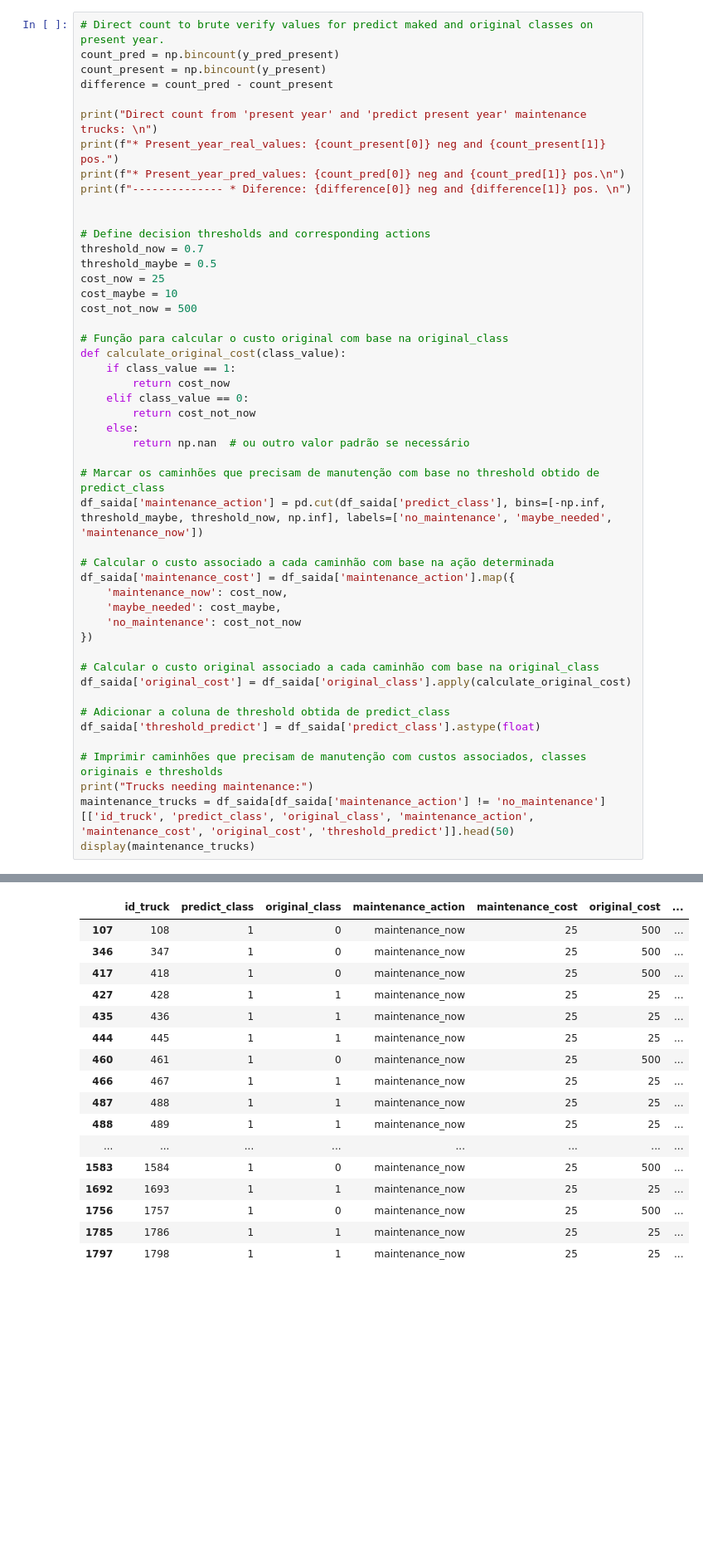
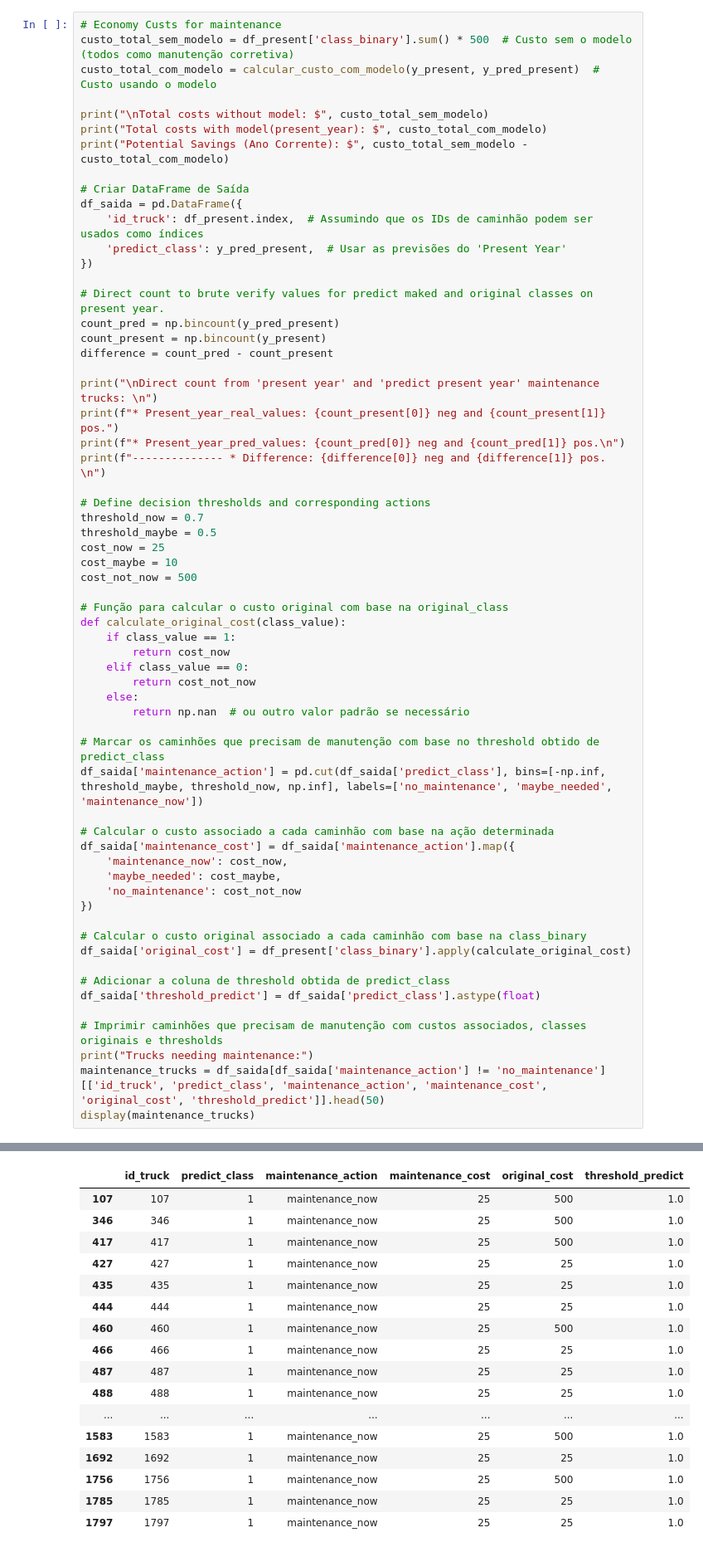
Before and after one commit to Delevati/airsystem_predict, a Jupyter notebook: models/random_forest/run_train-RF.ipynb, the cells around one changed output, grey strips where cells are left out. Shown at 83% size. Cells and saved outputs as stored; diff of their text form; blank space fills up the shorter version.

```diff
--- a/models/random_forest/run_train-RF.ipynb
+++ b/models/random_forest/run_train-RF.ipynb
@@ -269,14 +257,27 @@ Potential Savings (Ano Corrente): $ 121790
 # %%
+# Economy Custs for maintenance
+custo_total_sem_modelo = df_present['class_binary'].sum() * 500  # Custo sem o modelo (todos como manutenção corretiva)
+custo_total_com_modelo = calcular_custo_com_modelo(y_present, y_pred_present)  # Custo usando o modelo
+
+print("\nTotal costs without model: $", custo_total_sem_modelo)
+print("Total costs with model(present_year): $", custo_total_com_modelo)
+print("Potential Savings (Ano Corrente): $", custo_total_sem_modelo - custo_total_com_modelo)
+
+# Criar DataFrame de Saída
+df_saida = pd.DataFrame({
+    'id_truck': df_present.index,  # Assumindo que os IDs de caminhão podem ser usados como índices
+    'predict_class': y_pred_present,  # Usar as previsões do 'Present Year'
+})
+
 # Direct count to brute verify values for predict maked and original classes on present year.
 count_pred = np.bincount(y_pred_present)
 count_present = np.bincount(y_present)
 difference = count_pred - count_present
 
-print("Direct count from 'present year' and 'predict present year' maintenance trucks: \n")
+print("\nDirect count from 'present year' and 'predict present year' maintenance trucks: \n")
 print(f"* Present_year_real_values: {count_present[0]} neg and {count_present[1]} pos.")
 print(f"* Present_year_pred_values: {count_pred[0]} neg and {count_pred[1]} pos.\n")
-print(f"-------------- * Diference: {difference[0]} neg and {difference[1]} pos. \n")
-
+print(f"-------------- * Difference: {difference[0]} neg and {difference[1]} pos. \n")
 
 # Define decision thresholds and corresponding actions
 threshold_now = 0.7
@@ -304,14 +305,14 @@ df_saida['maintenance_cost'] = df_saida['maintenance_action'].map({
     'no_maintenance': cost_not_now
 })
 
-# Calcular o custo original associado a cada caminhão com base na original_class
-df_saida['original_cost'] = df_saida['original_class'].apply(calculate_original_cost)
+# Calcular o custo original associado a cada caminhão com base na class_binary
+df_saida['original_cost'] = df_present['class_binary'].apply(calculate_original_cost)
 
 # Adicionar a coluna de threshold obtida de predict_class
 df_saida['threshold_predict'] = df_saida['predict_class'].astype(float)
 
 # Imprimir caminhões que precisam de manutenção com custos associados, classes originais e thresholds
 print("Trucks needing maintenance:")
-maintenance_trucks = df_saida[df_saida['maintenance_action'] != 'no_maintenance'][['id_truck', 'predict_class', 'original_class', 'maintenance_action', 'maintenance_cost', 'original_cost', 'threshold_predict']].head(50)
+maintenance_trucks = df_saida[df_saida['maintenance_action'] != 'no_maintenance'][['id_truck', 'predict_class', 'maintenance_action', 'maintenance_cost', 'original_cost', 'threshold_predict']].head(50)
 display(maintenance_trucks)
 # %% [output]
@@ -324,19 +329,19 @@ Direct count from 'present year' and 'predict present year' maintenance trucks:
 
 Trucks needing maintenance:
-|  | id_truck | predict_class | original_class | maintenance_action | maintenance_cost | original_cost | ... |
-| 107 | 108 | 1 | 0 | maintenance_now | 25 | 500 | ... |
-| 346 | 347 | 1 | 0 | maintenance_now | 25 | 500 | ... |
-| 417 | 418 | 1 | 0 | maintenance_now | 25 | 500 | ... |
-| 427 | 428 | 1 | 1 | maintenance_now | 25 | 25 | ... |
-| 435 | 436 | 1 | 1 | maintenance_now | 25 | 25 | ... |
-| 444 | 445 | 1 | 1 | maintenance_now | 25 | 25 | ... |
-| 460 | 461 | 1 | 0 | maintenance_now | 25 | 500 | ... |
-| 466 | 467 | 1 | 1 | maintenance_now | 25 | 25 | ... |
-| 487 | 488 | 1 | 1 | maintenance_now | 25 | 25 | ... |
-| 488 | 489 | 1 | 1 | maintenance_now | 25 | 25 | ... |
-| ... | ... | ... | ... | ... | ... | ... | ... |
-| 1583 | 1584 | 1 | 0 | maintenance_now | 25 | 500 | ... |
-| 1692 | 1693 | 1 | 1 | maintenance_now | 25 | 25 | ... |
-| 1756 | 1757 | 1 | 0 | maintenance_now | 25 | 500 | ... |
-| 1785 | 1786 | 1 | 1 | maintenance_now | 25 | 25 | ... |
-| 1797 | 1798 | 1 | 1 | maintenance_now | 25 | 25 | ... |
+|  | id_truck | predict_class | maintenance_action | maintenance_cost | original_cost | threshold_predict |
+| 107 | 107 | 1 | maintenance_now | 25 | 500 | 1.0 |
+| 346 | 346 | 1 | maintenance_now | 25 | 500 | 1.0 |
+| 417 | 417 | 1 | maintenance_now | 25 | 500 | 1.0 |
+| 427 | 427 | 1 | maintenance_now | 25 | 25 | 1.0 |
+| 435 | 435 | 1 | maintenance_now | 25 | 25 | 1.0 |
+| 444 | 444 | 1 | maintenance_now | 25 | 25 | 1.0 |
+| 460 | 460 | 1 | maintenance_now | 25 | 500 | 1.0 |
+| 466 | 466 | 1 | maintenance_now | 25 | 25 | 1.0 |
+| 487 | 487 | 1 | maintenance_now | 25 | 25 | 1.0 |
+| 488 | 488 | 1 | maintenance_now | 25 | 25 | 1.0 |
+| ... | ... | ... | ... | ... | ... | ... |
+| 1583 | 1583 | 1 | maintenance_now | 25 | 500 | 1.0 |
+| 1692 | 1692 | 1 | maintenance_now | 25 | 25 | 1.0 |
+| 1756 | 1756 | 1 | maintenance_now | 25 | 500 | 1.0 |
+| 1785 | 1785 | 1 | maintenance_now | 25 | 25 | 1.0 |
+| 1797 | 1797 | 1 | maintenance_now | 25 | 25 | 1.0 |
```
Also changed, not shown: parts of 6 cells of this notebook, 2 other files.
